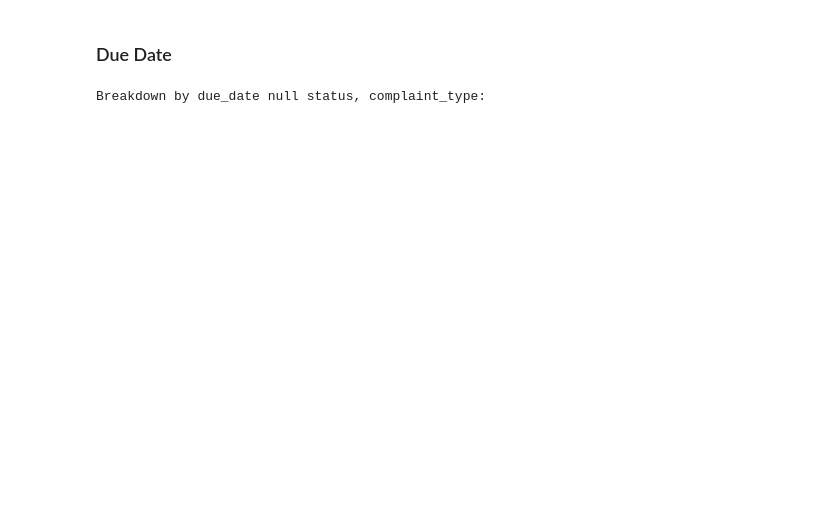
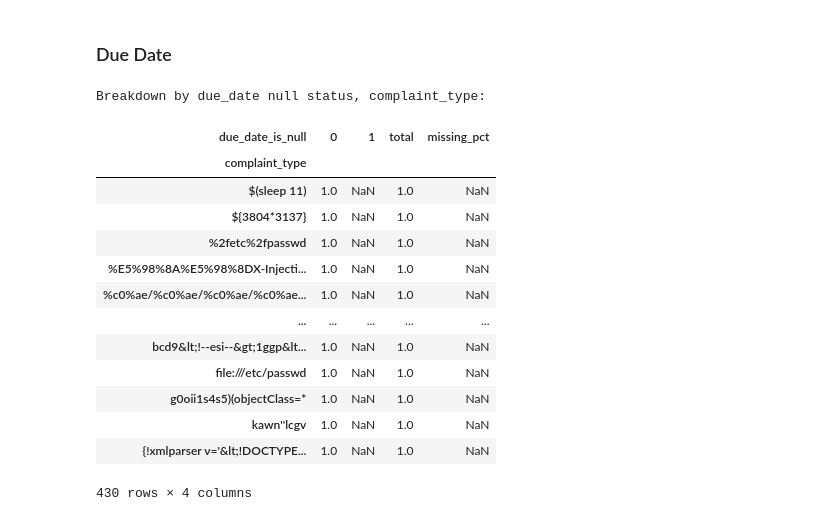
Before and after one commit to goravk95/311-service-requests, a Jupyter notebook: notebooks/Basic EDA.ipynb, the cells around one changed output. Cells and saved outputs as stored; diff of their text form; code cells hidden in the pictures; blank space fills up the shorter version.

```diff
--- a/notebooks/Basic EDA.ipynb
+++ b/notebooks/Basic EDA.ipynb
@@ -386,16 +421,32 @@ Response Time Statistics by Top 20 Complaint Types (in hours):
 # %%
 # Breakdown by due_date null status, complaint_type, and agency
 due_date_breakdown = lf.with_columns([
     pl.col("due_date").is_null().cast(pl.Int32).alias("due_date_is_null")
 ]).group_by(["due_date_is_null", "complaint_type"]).agg([
     pl.len().alias("count")
 ]).sort("count", descending=True).collect()
 
 print("Breakdown by due_date null status, complaint_type:")
 df_due_date = due_date_breakdown.to_pandas()
 df_due_date = df_due_date.pivot(index = 'complaint_type', columns = 'due_date_is_null', values = 'count')
 df_due_date['total'] = df_due_date.sum(axis = 1)
 df_due_date['missing_pct'] = df_due_date[1] / df_due_date['total']
+df_due_date.sort_values(by = 'total', ascending=False).iloc[:20]
+df_due_date
 # %% [output]
 Breakdown by due_date null status, complaint_type:
+| due_date_is_null | 0 | 1 | total | missing_pct |
+| complaint_type |  |  |  |  |
+| $(sleep 11) | 1.0 | NaN | 1.0 | NaN |
+| ${3804*3137} | 1.0 | NaN | 1.0 | NaN |
+| %2fetc%2fpasswd | 1.0 | NaN | 1.0 | NaN |
+| %E5%98%8A%E5%98%8DX-Injecti... | 1.0 | NaN | 1.0 | NaN |
+| %c0%ae/%c0%ae/%c0%ae/%c0%ae... | 1.0 | NaN | 1.0 | NaN |
+| ... | ... | ... | ... | ... |
+| bcd9&lt;!--esi--&gt;1ggp&lt... | 1.0 | NaN | 1.0 | NaN |
+| file:///etc/passwd | 1.0 | NaN | 1.0 | NaN |
+| g0oii1s4s5)(objectClass=* | 1.0 | NaN | 1.0 | NaN |
+| kawn''lcgv | 1.0 | NaN | 1.0 | NaN |
+| {!xmlparser v='&lt;!DOCTYPE... | 1.0 | NaN | 1.0 | NaN |
+430 rows × 4 columns
 # %%
```
Also changed, not shown: parts of 10 cells of this notebook, 1 other file.
